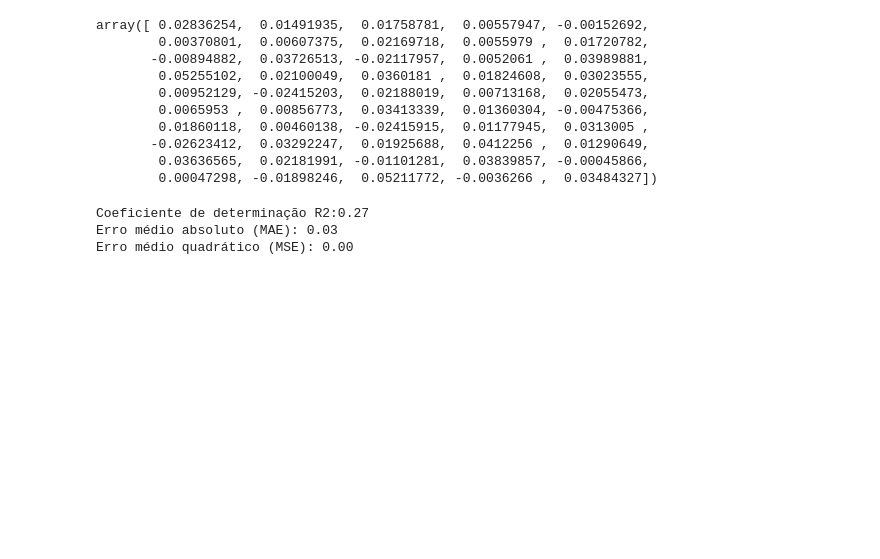
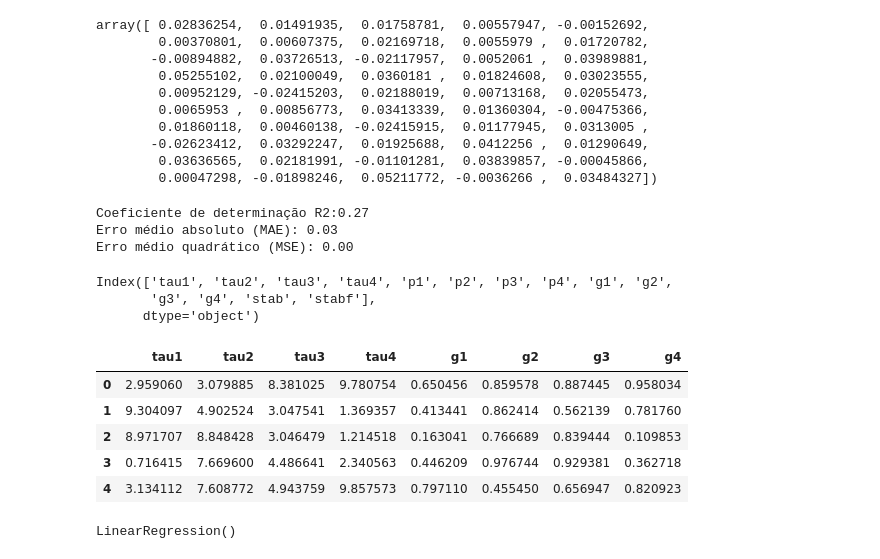
Before and after one commit to LeoSrodrigues26/FIAP_SERS, a Jupyter notebook: Aula_06_ML_ENERGIA.ipynb, the cells around one changed output. Cells and saved outputs as stored; diff of their text form; code cells hidden in the pictures; blank space fills up the shorter version.

```diff
--- a/Aula_06_ML_ENERGIA.ipynb
+++ b/Aula_06_ML_ENERGIA.ipynb
@@ -360,0 +363,17 @@ Erro médio quadrático (MSE): 0.00
+# %%
+dados.columns
+# %% [output]
+Index(['tau1', 'tau2', 'tau3', 'tau4', 'p1', 'p2', 'p3', 'p4', 'g1', 'g2',
+       'g3', 'g4', 'stab', 'stabf'],
+      dtype='object')
+# %%
+# Para um novo modelo criaremos o dataframe X2
+X2 = dados.drop(['stab', 'stabf','p1', 'p2', 'p3', 'p4'], axis = 1)
+X2.head()
+# %% [output]
+|  | tau1 | tau2 | tau3 | tau4 | g1 | g2 | g3 | g4 |
+| 0 | 2.959060 | 3.079885 | 8.381025 | 9.780754 | 0.650456 | 0.859578 | 0.887445 | 0.958034 |
+| 1 | 9.304097 | 4.902524 | 3.047541 | 1.369357 | 0.413441 | 0.862414 | 0.562139 | 0.781760 |
+| 2 | 8.971707 | 8.848428 | 3.046479 | 1.214518 | 0.163041 | 0.766689 | 0.839444 | 0.109853 |
+| 3 | 0.716415 | 7.669600 | 4.486641 | 2.340563 | 0.446209 | 0.976744 | 0.929381 | 0.362718 |
+| 4 | 3.134112 | 7.608772 | 4.943759 | 9.857573 | 0.797110 | 0.455450 | 0.656947 | 0.820923 |
@@ -360,0 +385,5 @@ Erro médio quadrático (MSE): 0.00
+# %%
+#treinamento
+modelo2_LR.fit(X2_train, y2_train)
+# %% [output]
+LinearRegression()
```
Also changed, not shown: parts of 6 cells of this notebook.
